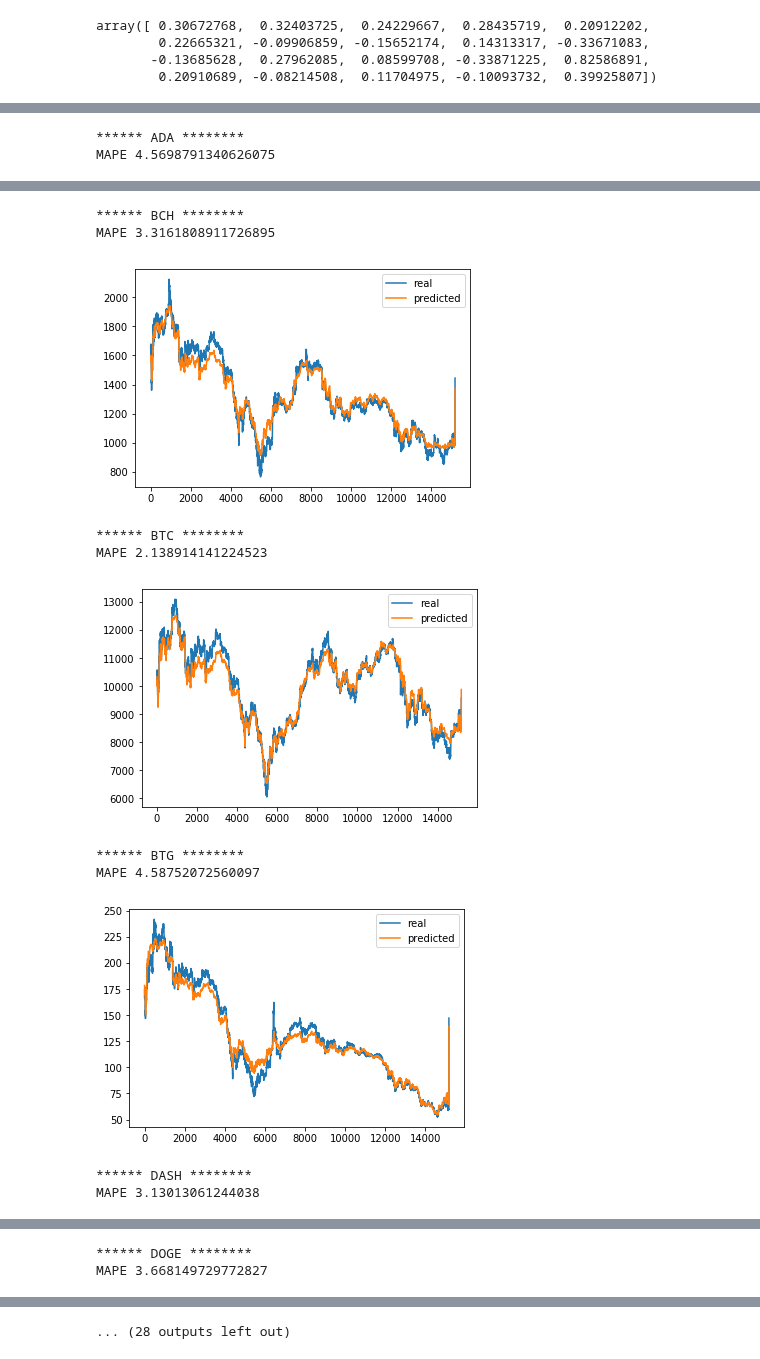
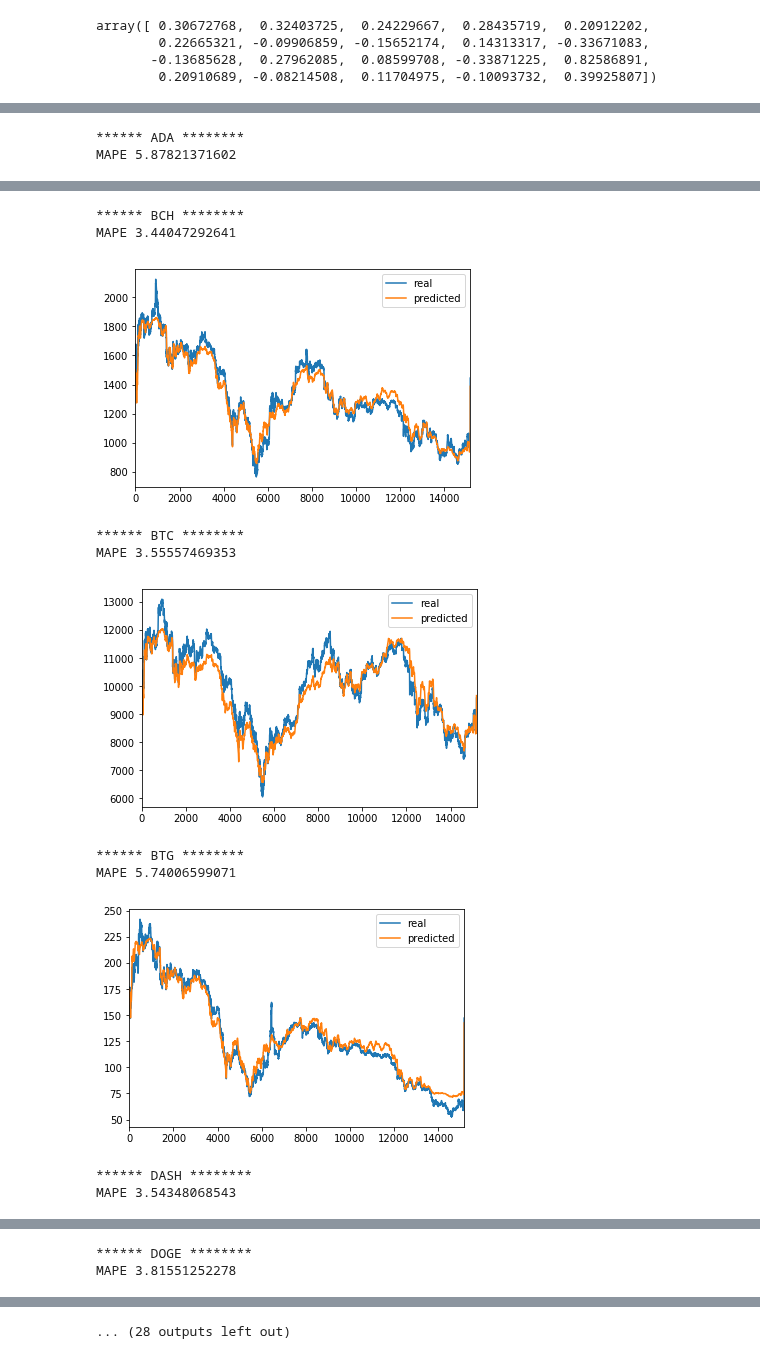
Before and after one commit to VladimirAnaniev/Academia-Datathon, a Jupyter notebook: vvananiev/all-coins-lstm.ipynb, the cells around one changed output, grey strips where cells are left out. Drawn from its saved outputs; the diff is of its cells as text; code cells hidden in the pictures.

```diff
--- a/vvananiev/all-coins-lstm.ipynb
+++ b/vvananiev/all-coins-lstm.ipynb
@@ -19,7 +19,7 @@ import math
 # %% [output]
 Using TensorFlow backend.
 # %%
-data = pd.read_csv('./data/datathon.csv')
+data = pd.read_csv('../../datathon.csv')
 data[:10]
 # %% [output]
 |  | Unnamed: 0 | time | refID_coin | price | marketCap | CirculatingSupply | Volume24h | Movement1h | ... |
@@ -135,11 +135,11 @@ array([ 0.30672768,  0.32403725,  0.24229667,  0.28435719,  0.20912202,
 def initialize_model(window_size, dropout_value, loss_function, optimizer, num_features):
     model = Sequential()
 
-    model.add(Bidirectional(LSTM(window_size, return_sequences=True), input_shape=(window_size, num_features)))
+    model.add(Bidirectional(LSTM(50, return_sequences=True), input_shape=(window_size, num_features)))
     model.add(Dropout(dropout_value))
 
-    model.add(Bidirectional(LSTM(window_size, return_sequences=False)))
-
+    model.add(Bidirectional(LSTM(10, return_sequences=False)))
+#     model.add(Dense(5,activation='relu'))
     model.add(Dense(units=num_features))
 
 #     model.add(Activation(activation_function))
@@ -167,5 +167,7 @@ Trainable params: 17,140
 Non-trainable params: 0
 _________________________________________________________________
 # %%
-model.fit(frames_X, frames_Y, batch_size=256, epochs=50, shuffle=False, validation_split=0.05)
+from keras.callbacks import EarlyStopping
+earlyStopping = EarlyStopping(patience=5)
+model.fit(frames_X, frames_Y, batch_size=256, epochs=100, shuffle=False, validation_split=0.1, callbacks=[earlyStopping])
 # %% [output]
@@ -235,14 +237,16 @@ Y = pd.DataFrame(Y, columns=list(df.columns.values))
 def mape(y_true, y_pred):
     return np.mean(np.abs((y_true + 1e-10 - y_pred) / y_true + 1e-10)) * 100
 # %%
+mape_scores = []
 for coin in list(df.columns.values):
     real = Y[coin]
     predicted = results[coin]
     joint = pd.concat([real, predicted], keys=['real', 'predicted'],  axis=1, join='inner')
     print("******", coin , "********")
     print("MAPE", mape(joint.real ,joint.predicted))
+    mape_scores.append(mape(joint.real ,joint.predicted))
     joint.plot()
     plt.show()
 # %% [output]
 ****** ADA ********
-MAPE 4.5698791340626075
+MAPE 5.87821371602
@@ -250,11 +254,11 @@ MAPE 4.5698791340626075
 ****** BCH ********
-MAPE 3.3161808911726895
+MAPE 3.44047292641
-[figure, old version]
+[figure, new version]
 ****** BTC ********
-MAPE 2.138914141224523
+MAPE 3.55557469353
-[figure, old version]
+[figure, new version]
 ****** BTG ********
-MAPE 4.58752072560097
+MAPE 5.74006599071
-[figure, old version]
+[figure, new version]
 ****** DASH ********
-MAPE 3.13013061244038
+MAPE 3.54348068543
@@ -262,2 +266,2 @@ MAPE 3.13013061244038
 ****** DOGE ********
-MAPE 3.668149729772827
+MAPE 3.81551252278
```
Also changed, not shown: parts of 8 cells of this notebook, 1 other file.
